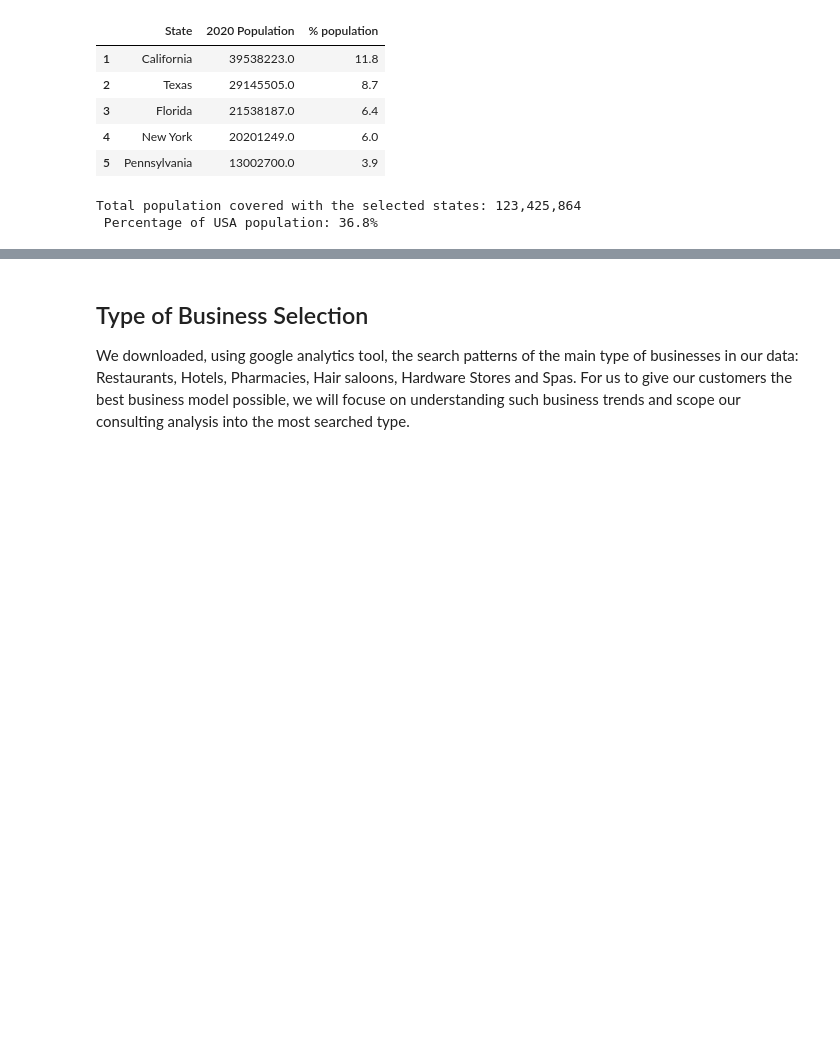
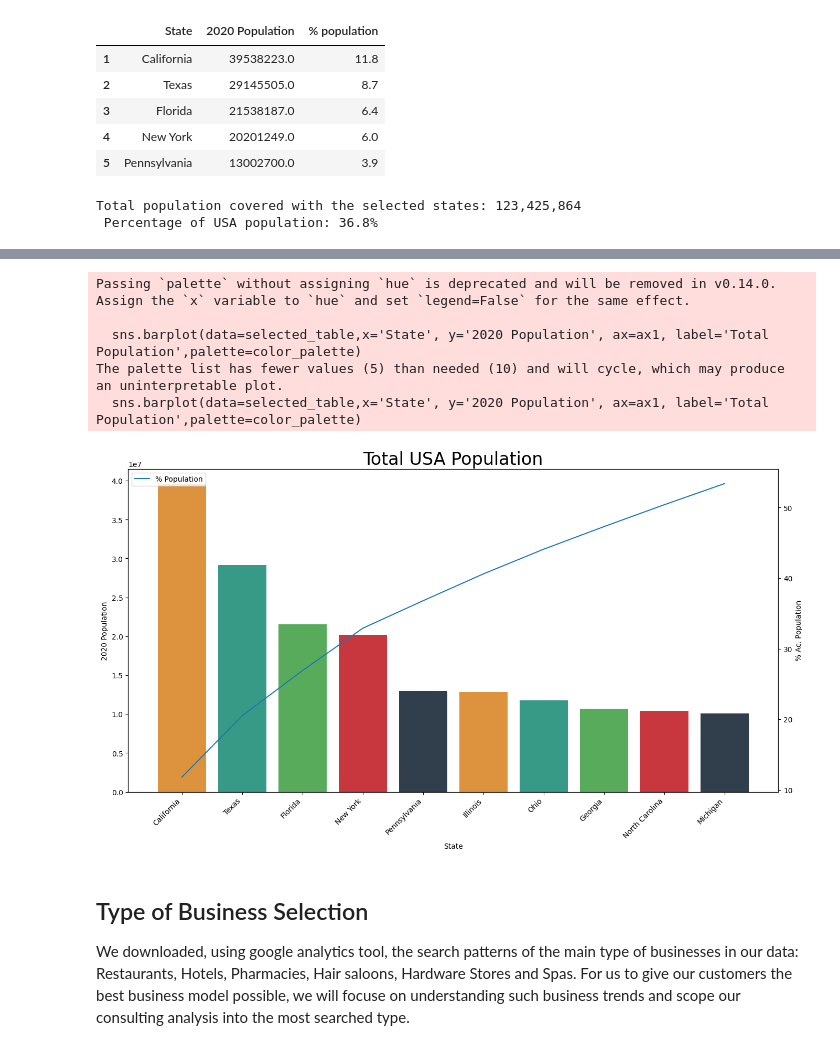
Before and after one commit to pedrofranke/ProyectoFinal-Henry, a Jupyter notebook: Data Engineering/Scope.ipynb, the cells around one changed output, grey strips where cells are left out. Drawn from its saved outputs; the diff is of its cells as text; code cells hidden in the pictures; blank space fills up the shorter version.

```diff
--- a/Data Engineering/Scope.ipynb
+++ b/Data Engineering/Scope.ipynb
@@ -119,3 +119,7 @@ print(f'Total population covered with the selected states: {tots:,.0f}\n Percent
 # %% [output]
 Total population covered with the selected states: 123,425,864
  Percentage of USA population: 36.8%
+# %%
+selected_table = table_df[:10]
+selected_table['% Ac. Population'] = selected_table['% population'].cumsum()
+selected_table
@@ -122,3 +143,28 @@ Total population covered with the selected states: 123,425,864
+# %%
+# Crear un objeto de figura y ejes
+
+fig, ax1 = plt.subplots(figsize=(16,8))
+# Graficar la línea
+sns.barplot(data=selected_table,x='State', y='2020 Population', ax=ax1, label='Total Population',palette=color_palette)
+
+ax2 = ax1.twinx()
+# Graficar las barras
+sns.lineplot(data=selected_table,x='State', y='% Ac. Population', ax=ax2, label='% Population')
+
+
+# Añadir leyenda y título
+ax1.set_title('Total USA Population', fontsize=24)
+ax1.set_xticklabels(ax1.get_xticklabels(), rotation=45, ha='right')
+
+# Mostrar el gráfico
+plt.show()
+# %% [output]
+Passing `palette` without assigning `hue` is deprecated and will be removed in v0.14.0. Assign the `x` variable to `hue` and set `legend=False` for the same effect.
+
+  sns.barplot(data=selected_table,x='State', y='2020 Population', ax=ax1, label='Total Population',palette=color_palette)
+The palette list has fewer values (5) than needed (10) and will cycle, which may produce an uninterpretable plot.
+  sns.barplot(data=selected_table,x='State', y='2020 Population', ax=ax1, label='Total Population',palette=color_palette)
+[figure, added]
 # %% [markdown]
 ## Type of Business Selection
 
```
Also changed, not shown: parts of 3 cells of this notebook.
